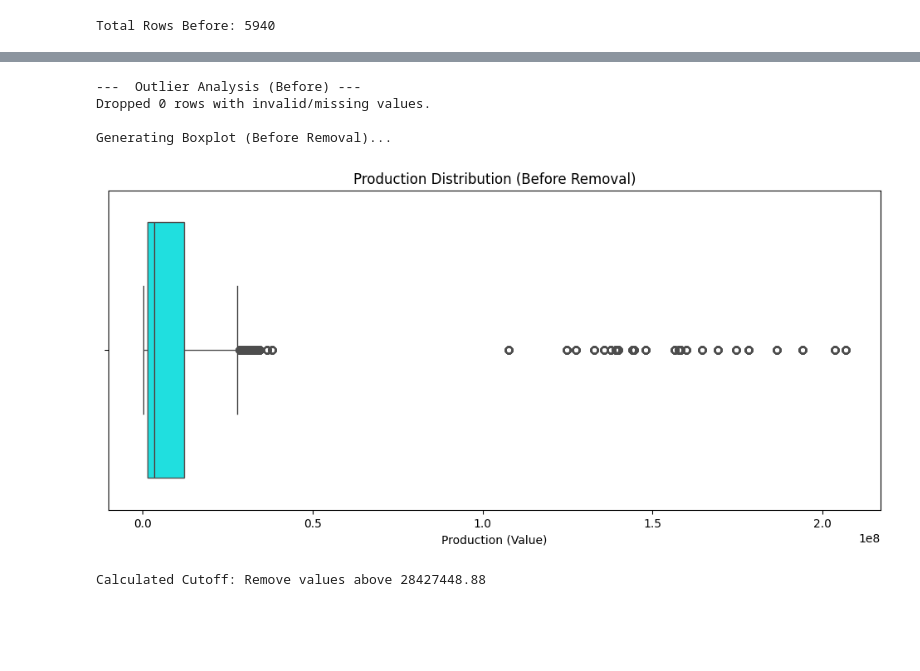
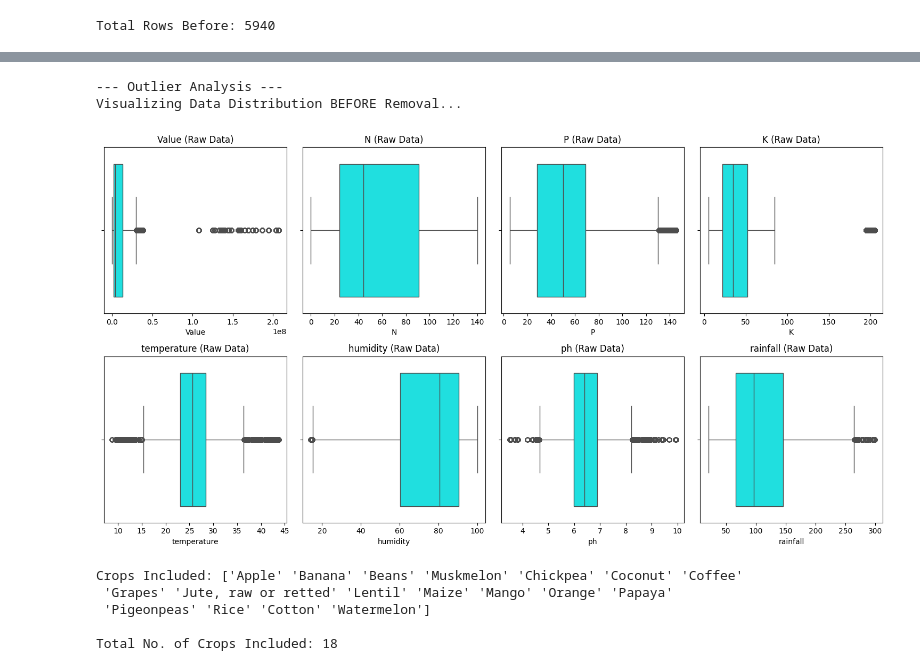
Before and after one commit to springboardmentor2468a-lab/AgriYield, a Jupyter notebook: AI AgriYield Predictor/AI AgriYield Predictor.ipynb, the cells around one changed output, grey strips where cells are left out. Drawn from its saved outputs; the diff is of its cells as text; code cells hidden in the pictures; blank space fills up the shorter version.

```diff
--- a/AI AgriYield Predictor/AI AgriYield Predictor.ipynb
+++ b/AI AgriYield Predictor/AI AgriYield Predictor.ipynb
@@ -255,17 +254,17 @@ try:
         'Coffee, green': 'Coffee',
         'Coconuts, in shell': 'Coconut',
         'Maize (corn)': 'Maize',
-        'Jute, raw or retted': 'Jute',
+        'Jute': 'Jute',
         'Seed cotton, unginned': 'Cotton',
         'Chick peas, dry': 'Chickpea',
         'Pigeon peas, dry': 'Pigeonpeas',
         'Lentils, dry': 'Lentil',
         'Mangoes, guavas and mangosteens': 'Mango',
         'Cantaloupes and other melons': 'Muskmelon',
-        'Beans, dry': 'Kidneybeans',
+        'Beans, dry': 'Beans',
 
         'Other pulses n.e.c.': 'Mothbeans', # Display correctly
-        'Other beans, green': 'Mungbean',   # Display correctly
+
         'Apples': 'Apple',
         'Bananas': 'Banana',
         'Grapes': 'Grapes',
@@ -460,38 +459,46 @@ Final Shape: (44600, 9)
 # %%
 try:
-    print("---  Outlier Analysis (Before) ---")
+    print("--- Outlier Analysis ---")
+    print("Visualizing Data Distribution BEFORE Removal...")
 
-    final_df['Value'] = pd.to_numeric(final_df['Value'], errors='coerce')
+    # Define columns to check
+    numeric_cols = ['Value', 'N', 'P', 'K', 'temperature', 'humidity', 'ph', 'rainfall']
 
-    initial_count = final_df.shape[0]
-    final_df = final_df.dropna(subset=['Value'])
-    dropped = initial_count - final_df.shape[0]
-    print(f"Dropped {dropped} rows with invalid/missing values.")
+    # Ensure numeric
+    for col in numeric_cols:
+        final_df[col] = pd.to_numeric(final_df[col], errors='coerce')
 
-    print("\nGenerating Boxplot (Before Removal)...")
-    plt.figure(figsize=(12, 5))
-    sns.boxplot(x=final_df['Value'], color='aqua')
-    plt.title('Production Distribution (Before Removal)')
-    plt.xlabel('Production (Value)')
+    # Drop rows with missing values in these columns
+    final_df = final_df.dropna(subset=numeric_cols)
+
+    # Plot
+    plt.figure(figsize=(15, 8))
+    for i, col in enumerate(numeric_cols):
+        plt.subplot(2, 4, i + 1)
+        sns.boxplot(x=final_df[col], color='aqua')
+        plt.title(f'{col} (Raw Data)')
+    plt.tight_layout()
     plt.show()
 
-    Q1 = final_df['Value'].quantile(0.25)
-    Q3 = final_df['Value'].quantile(0.75)
-    IQR = Q3 - Q1
-
-    lower_bound = Q1 - 1.5 * IQR
-    upper_bound = Q3 + 1.5 * IQR
-
-    print(f"\nCalculated Cutoff: Remove values above {upper_bound:.2f}")
-
 except Exception as e:
-    print(f"Error in Part 1: {e}")
+    print(f"Error in Cell 13: {e}")
 # %% [output]
----  Outlier Analysis (Before) ---
-Dropped 0 rows with invalid/missing values.
-
-Generating Boxplot (Before Removal)...
+--- Outlier Analysis ---
+Visualizing Data Distribution BEFORE Removal...
-[figure, old version]
+[figure, new version]
-Calculated Cutoff: Remove values above 28427448.88
+# %%
+try:
+    print("Crops Included:", final_df['label'].unique())
+    print()
+    print("Total No. of Crops Included:", len(final_df['label'].unique()))
+
+except Exception as e:
+    print(f"Error: {e}")
+# %% [output]
+Crops Included: ['Apple' 'Banana' 'Beans' 'Muskmelon' 'Chickpea' 'Coconut' 'Coffee'
+ 'Grapes' 'Jute, raw or retted' 'Lentil' 'Maize' 'Mango' 'Orange' 'Papaya'
+ 'Pigeonpeas' 'Rice' 'Cotton' 'Watermelon']
+
+Total No. of Crops Included: 18
 # %%
 try:
```
Also changed, not shown: parts of 18 cells of this notebook.
